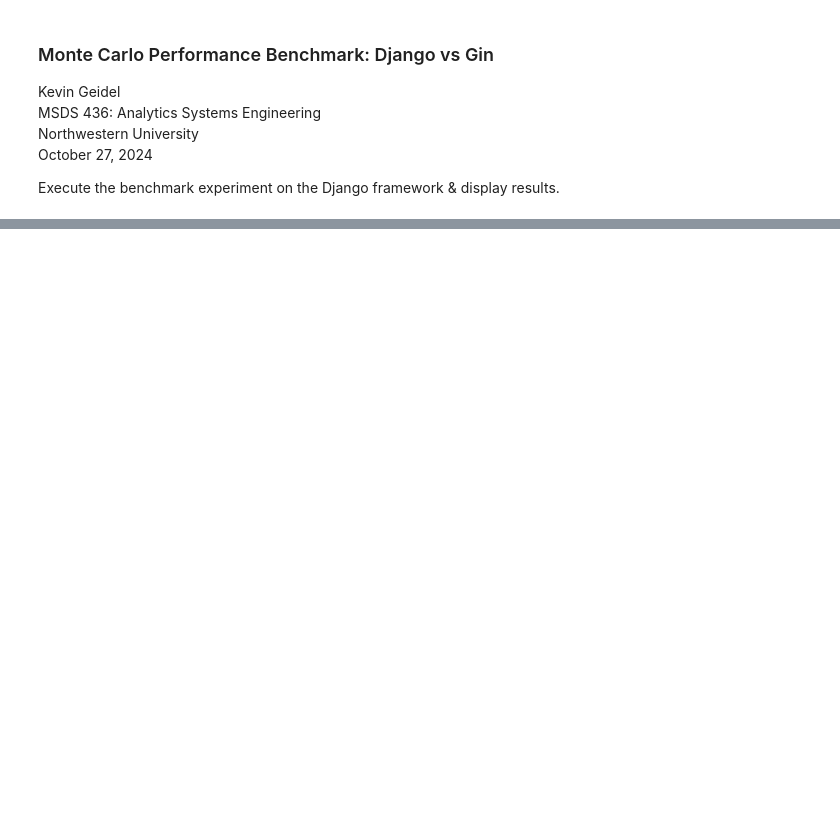
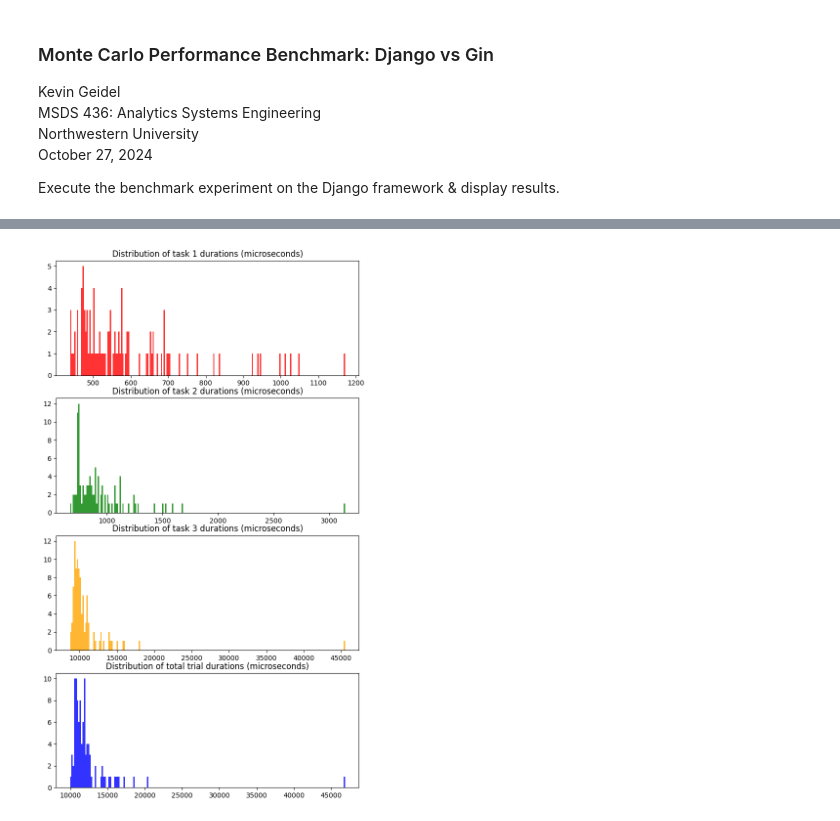
Before and after one commit to kgeidel/MSDS-436-Research-Assignment-2, a Jupyter notebook: mc_benchmark/django_benchmark.ipynb, the cells around one changed output, grey strips where cells are left out. Drawn from its saved outputs; the diff is of its cells as text; code cells hidden in the pictures; blank space fills up the shorter version.

Commit message:
Django benchmark complete and results added to readme

```diff
--- a/mc_benchmark/django_benchmark.ipynb
+++ b/mc_benchmark/django_benchmark.ipynb
@@ -36,0 +67,30 @@ mc.results
+# %%
+import matplotlib.pyplot as plt
+
+# Show the distribution of durations
+fig, axs = plt.subplots(4, 1, figsize=(8,14))
+
+axs[0].hist(
+    mc.results['task_1_duration'], bins=200,
+    alpha=0.8, color='red',
+);
+axs[0].set_title('Distribution of task 1 durations (microseconds)')
+axs[1].hist(
+    mc.results['task_2_duration'], bins=200,
+    alpha=0.8, color='green', label = ''
+);
+axs[1].set_title('Distribution of task 2 durations (microseconds)')
+axs[2].hist(
+    mc.results['task_3_duration'], bins=200,
+    alpha=0.8, color='orange', label = ''
+);
+axs[2].set_title('Distribution of task 3 durations (microseconds)')
+axs[3].hist(
+    mc.results['total_microseconds'], bins=200,
+    alpha=0.8, color='blue', label = ''
+);
+axs[3].set_title('Distribution of total trial durations (microseconds)');
+
+# fig.savefig('assets/figure_1.png')
+# %% [output]
+[figure, added]
```
Also changed, not shown: parts of 2 cells of this notebook, 3 other files.
